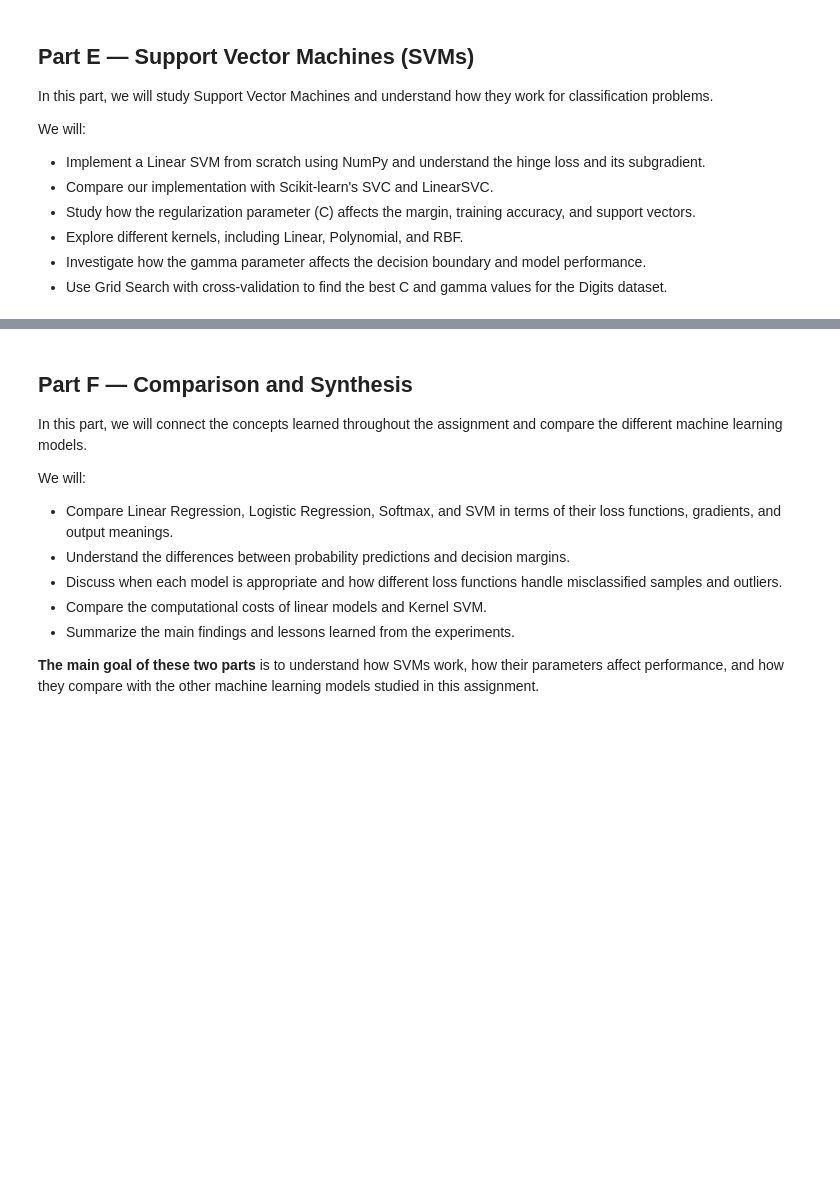
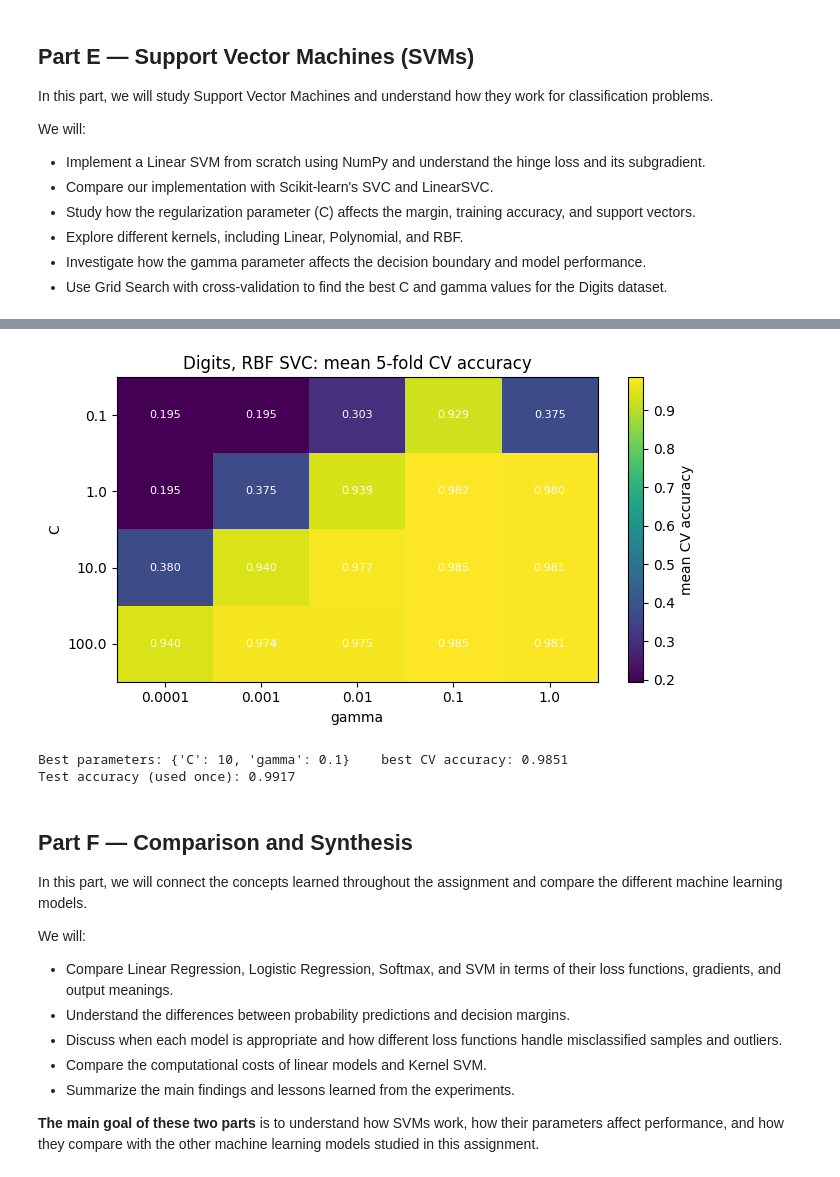
Before and after one commit to YaseenRamzyy/ML-Assignment-2, a Jupyter notebook: ML_Assignment_2.ipynb, the cells around one changed output, grey strips where cells are left out. Saved outputs shown, nothing was run; the diff lists cells and outputs as text; code cells hidden in the pictures; blank space fills up the shorter version.

```diff
--- a/ML_Assignment_2.ipynb
+++ b/ML_Assignment_2.ipynb
@@ -2314,3 +908,36 @@ Final Test Accuracy: 0.9778
+# %%
+# Task 28 — GridSearchCV for an RBF SVC on Digits (pixels / 16; `splits` already stores them divided by 16)
+from sklearn.svm import SVC
+from sklearn.model_selection import GridSearchCV, StratifiedKFold
+
+X_tr, y_tr = splits["Digits"]["X_train"], splits["Digits"]["y_train"]
+X_te, y_te = splits["Digits"]["X_test"], splits["Digits"]["y_test"]
+
+param_grid = {"C": [0.1, 1, 10, 100], "gamma": [1e-4, 1e-3, 1e-2, 1e-1, 1]}
+cv = StratifiedKFold(n_splits=5, shuffle=True, random_state=42)
+grid = GridSearchCV(SVC(kernel="rbf"), param_grid, cv=cv).fit(X_tr, y_tr)
+
+# Heat map of the mean CV accuracy (rows = C, columns = gamma)
+cv_acc = pd.DataFrame(grid.cv_results_).pivot(index="param_C", columns="param_gamma", values="mean_test_score")
+plt.figure(figsize=(7, 4))
+plt.imshow(cv_acc.values, cmap="viridis", aspect="auto")
+plt.colorbar(label="mean CV accuracy")
+plt.xticks(range(len(cv_acc.columns)), cv_acc.columns)
+plt.yticks(range(len(cv_acc.index)), cv_acc.index)
+for (i, j), value in np.ndenumerate(cv_acc.values):
+    plt.text(j, i, f"{value:.3f}", ha="center", va="center", color="white", fontsize=8)
+plt.xlabel("gamma")
+plt.ylabel("C")
+plt.title("Digits, RBF SVC: mean 5-fold CV accuracy")
+plt.tight_layout()
+plt.show()
+
+print("Best parameters:", grid.best_params_, "   best CV accuracy:", round(grid.best_score_, 4))
+print("Test accuracy (used once):", round(grid.score(X_te, y_te), 4))
+# %% [output]
+[figure, added]
+Best parameters: {'C': 10, 'gamma': 0.1}    best CV accuracy: 0.9851
+Test accuracy (used once): 0.9917
 # %% [markdown]
 ## Part F — Comparison and Synthesis
 
```
Also changed, not shown: parts of 24 cells of this notebook.
